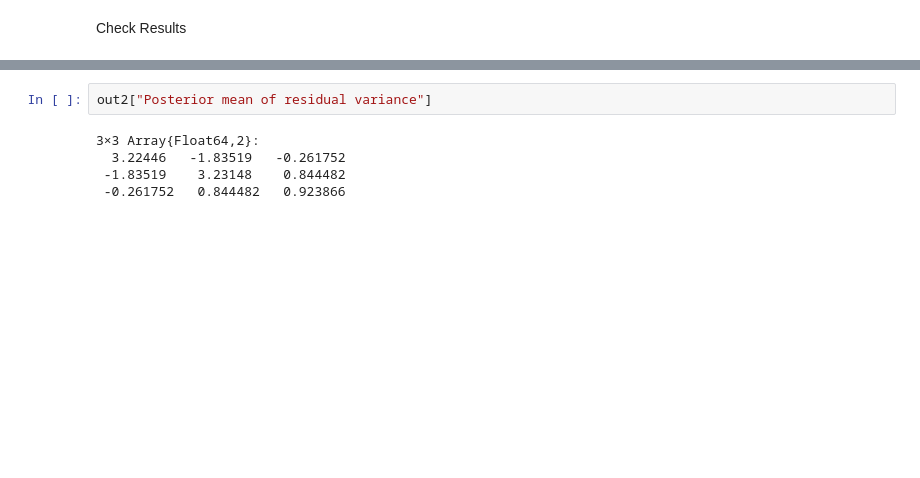
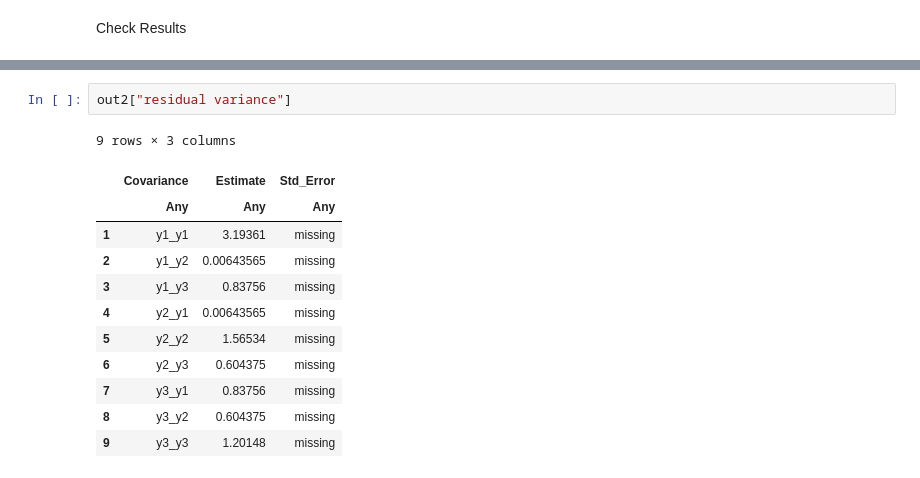
Before and after one commit to reworkhow/JWAS.jl, a Jupyter notebook: docs/notebooks/1_Conventional_Linear_Mixed_Model.ipynb, the cells around one changed output, grey strips where cells are left out. Drawn from its saved outputs; the diff is of its cells as text; blank space fills up the shorter version.

```diff
--- a/docs/notebooks/1_Conventional_Linear_Mixed_Model.ipynb
+++ b/docs/notebooks/1_Conventional_Linear_Mixed_Model.ipynb
@@ -185,7 +199,15 @@ out2["Posterior mean of location parameters"]
 # %%
-out2["Posterior mean of residual variance"]
+out2["residual variance"]
 # %% [output]
-3×3 Array{Float64,2}:
-  3.22446   -1.83519   -0.261752
- -1.83519    3.23148    0.844482
- -0.261752   0.844482   0.923866
+9 rows × 3 columns
+|  | Covariance | Estimate | Std_Error |
+|  | Any | Any | Any |
+| 1 | y1_y1 | 3.19361 | missing |
+| 2 | y1_y2 | 0.00643565 | missing |
+| 3 | y1_y3 | 0.83756 | missing |
+| 4 | y2_y1 | 0.00643565 | missing |
+| 5 | y2_y2 | 1.56534 | missing |
+| 6 | y2_y3 | 0.604375 | missing |
+| 7 | y3_y1 | 0.83756 | missing |
+| 8 | y3_y2 | 0.604375 | missing |
+| 9 | y3_y3 | 1.20148 | missing |
```
Also changed, not shown: parts of 8 cells of this notebook, 7 other files.
